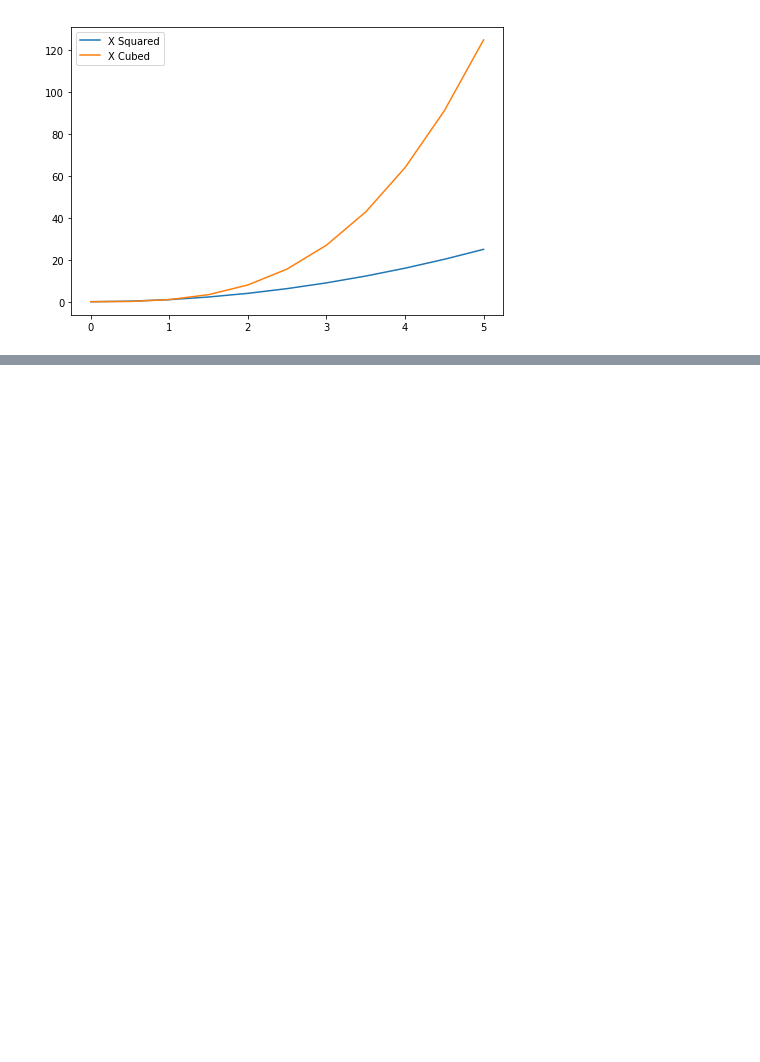
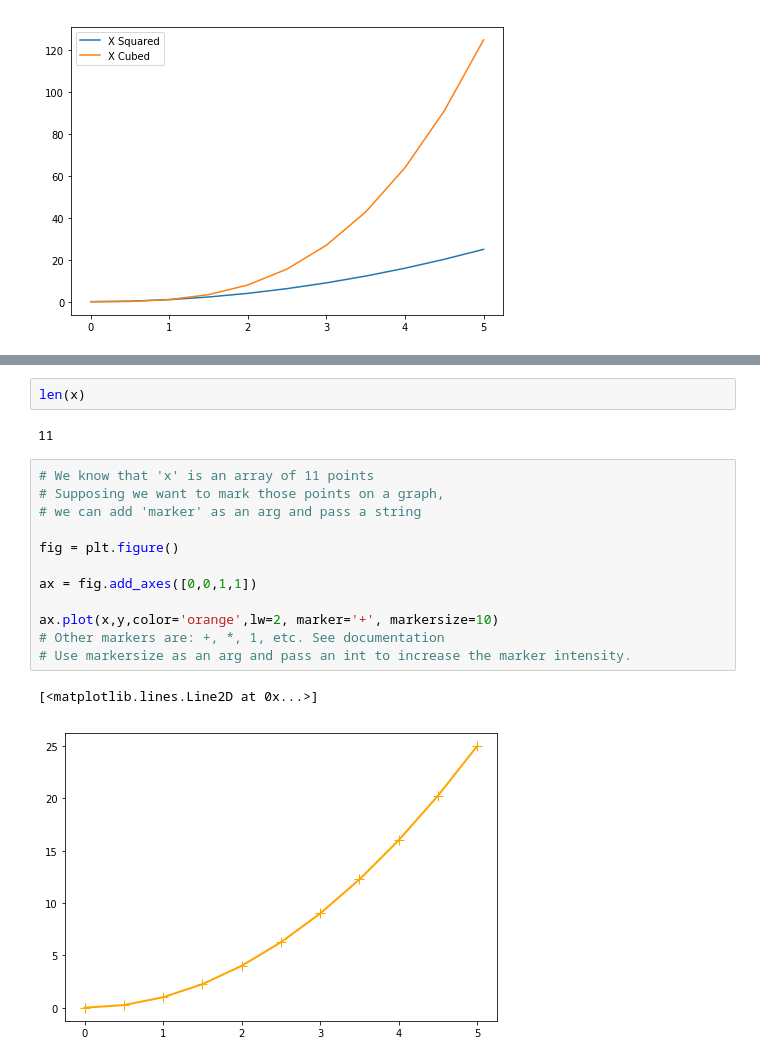
Before and after one commit to appwebtech/Data-Science, a Jupyter notebook: 4_data_visualization/Matplotlib.ipynb, the cells around one changed output, grey strips where cells are left out. Cells and saved outputs as stored; diff of their text form; blank space fills up the shorter version.

```diff
--- a/4_data_visualization/Matplotlib.ipynb
+++ b/4_data_visualization/Matplotlib.ipynb
@@ -251,0 +277,19 @@ ax.legend()
+# %%
+len(x)
+# %% [output]
+11
+# %%
+# We know that 'x' is an array of 11 points
+# Supposing we want to mark those points on a graph,
+# we can add 'marker' as an arg and pass a string
+
+fig = plt.figure()
+
+ax = fig.add_axes([0,0,1,1])
+
+ax.plot(x,y,color='orange',lw=2, marker='+', markersize=10)
+# Other markers are: +, *, 1, etc. See documentation
+# Use markersize as an arg and pass an int to increase the marker intensity.
+# %% [output]
+[<matplotlib.lines.Line2D at 0x...>]
+[figure, added]
```
Also changed, not shown: parts of 12 cells of this notebook, 1 other file.
